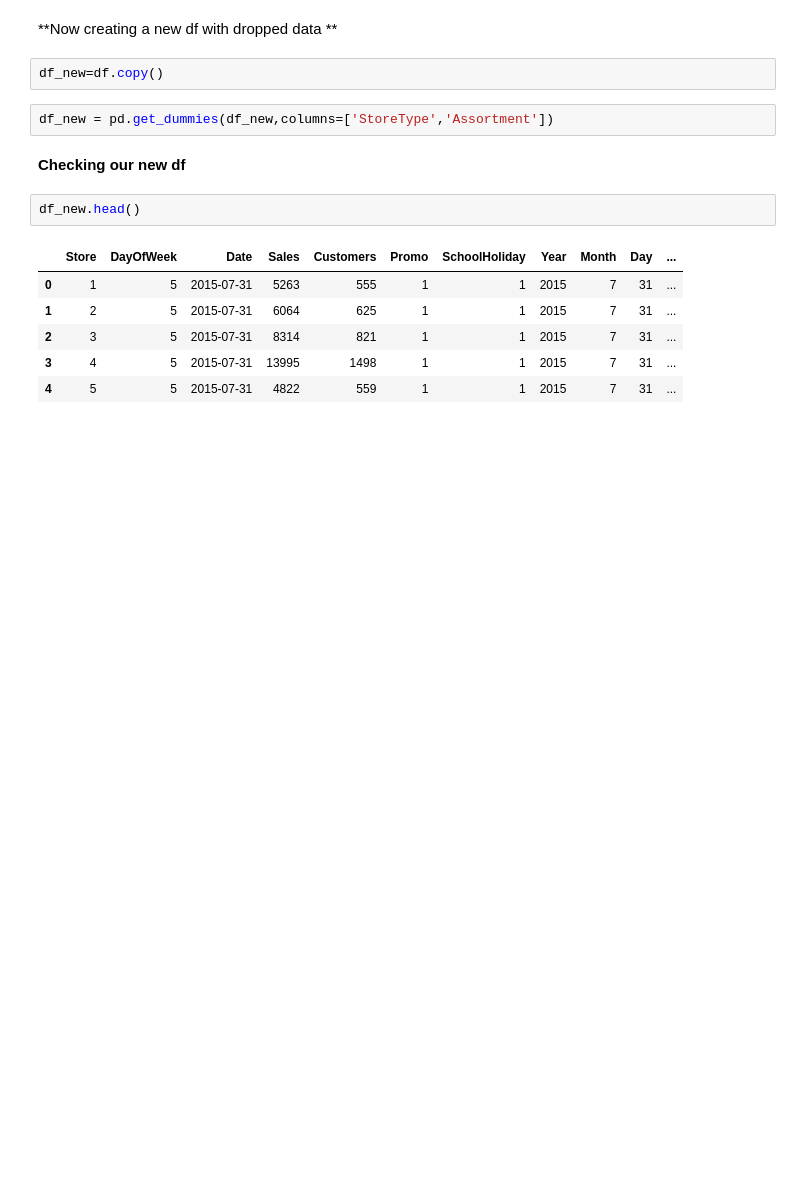
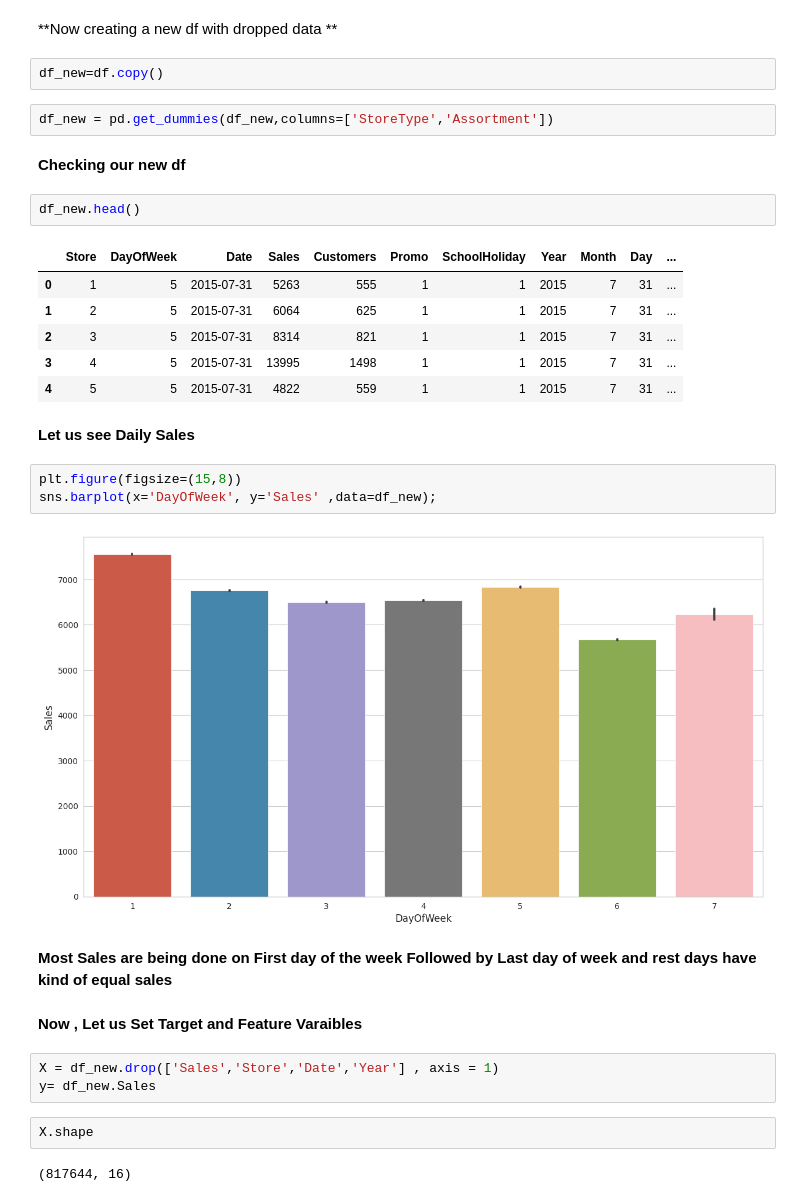
Before and after one commit to himanshu302002/ML-Regression-, a Jupyter notebook: (Capstone_Project)ML_Regression_on_Retail_Sales_Prediction.ipynb, the cells around one changed output. Drawn from its saved outputs; the diff is of its cells as text; blank space fills up the shorter version.

```diff
--- a/(Capstone_Project)ML_Regression_on_Retail_Sales_Prediction.ipynb
+++ b/(Capstone_Project)ML_Regression_on_Retail_Sales_Prediction.ipynb
@@ -698,3 +698,21 @@ df_new.head()
 | 2 | 3 | 5 | 2015-07-31 | 8314 | 821 | 1 | 1 | 2015 | 7 | 31 | ... |
 | 3 | 4 | 5 | 2015-07-31 | 13995 | 1498 | 1 | 1 | 2015 | 7 | 31 | ... |
 | 4 | 5 | 5 | 2015-07-31 | 4822 | 559 | 1 | 1 | 2015 | 7 | 31 | ... |
+# %% [markdown]
+**Let us see Daily Sales**
+# %%
+plt.figure(figsize=(15,8))
+sns.barplot(x='DayOfWeek', y='Sales' ,data=df_new);
+# %% [output]
+[figure, added]
+# %% [markdown]
+**Most Sales are being done on First day of the week Followed by Last day of week and rest days have kind of equal sales**
+# %% [markdown]
+**Now , Let us Set Target and Feature Varaibles**
+# %%
+X = df_new.drop(['Sales','Store','Date','Year'] , axis = 1)
+y= df_new.Sales
+# %%
+X.shape
+# %% [output]
+(817644, 16)
```
Also changed, not shown: parts of 5 cells of this notebook.
